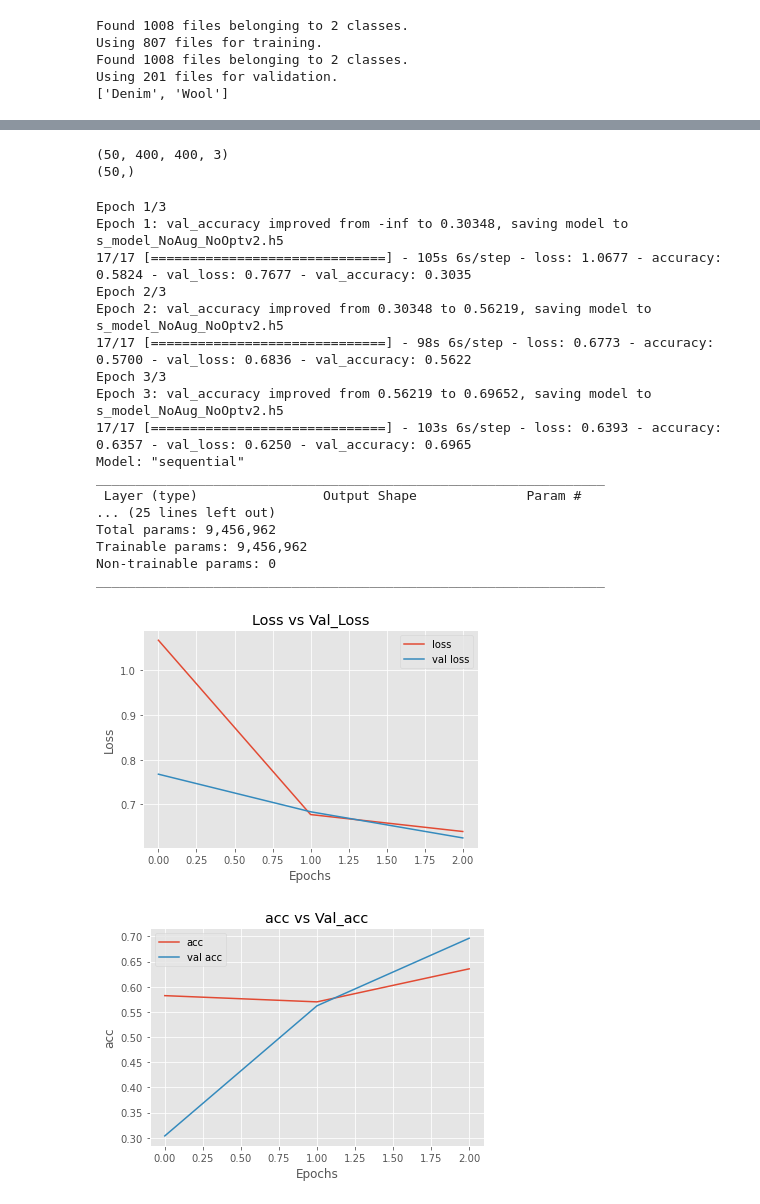
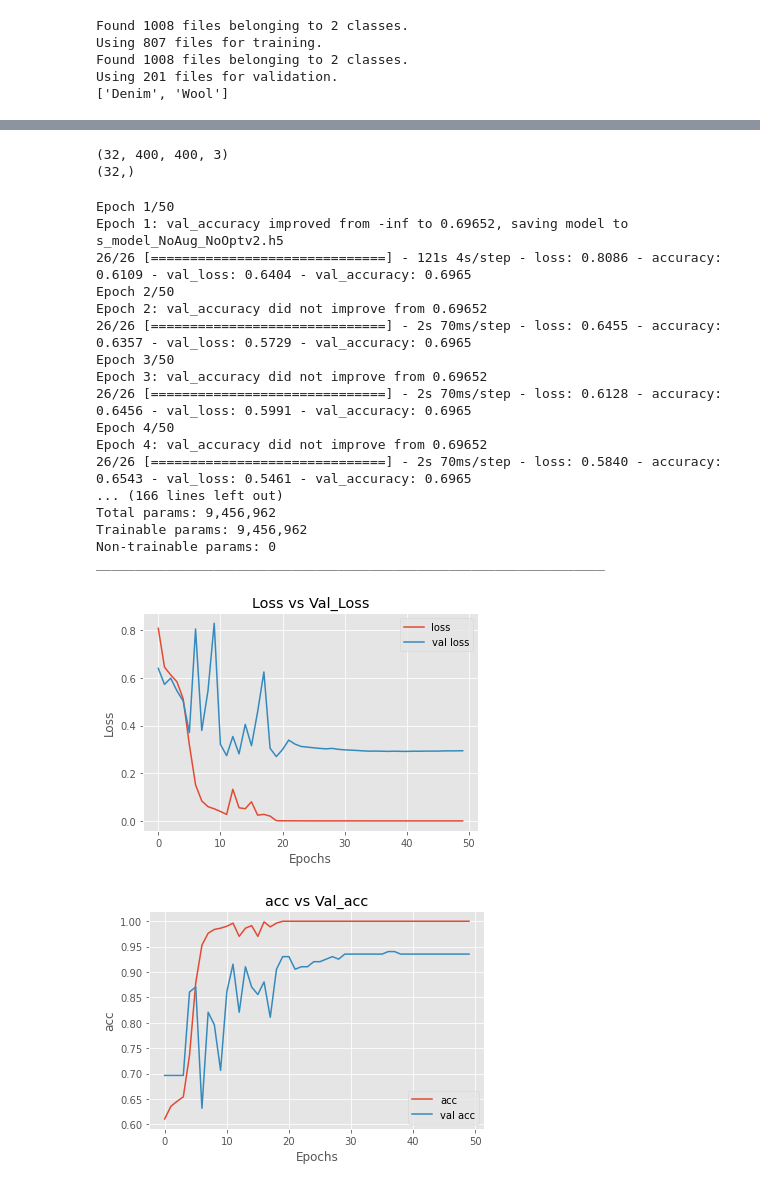
Before and after one commit to naod488/Fabric_Classification, a Jupyter notebook: step3(Model1optimisationsWithoutAugmentation)model_for_simple_dataset.ipynb, the cells around one changed output, grey strips where cells are left out. Saved outputs shown, nothing was run; the diff lists cells and outputs as text; code cells hidden in the pictures.

```diff
--- a/step3(Model1optimisationsWithoutAugmentation)model_for_simple_dataset.ipynb
+++ b/step3(Model1optimisationsWithoutAugmentation)model_for_simple_dataset.ipynb
@@ -7,11 +12,10 @@ import PIL.Image
 import tensorflow as tf
 import re
 
-print(tf.__version__)
-
 import pathlib
 
-path = "C:/Users/Startklar/Documents/Computer Science/Uni Year 3/Term 2/Individual Project/Farbic classification/Fabrics_simple"
+path = "/content/drive/MyDrive/fabric_classification/Fabrics_simple"
+#path = "C:/Users/Startklar/Documents/Computer Science/Uni Year 3/Term 2/Individual Project/Farbic classification/Fabrics_simple"
 data_dir = pathlib.Path(path)
 
 subfiles = "/*/*.png"
@@ -106,8 +122,8 @@ for image_batch, labels_batch in train_ds:
 #X = (32, 400, 400, 3) 32images, 400*400, color channels (r,g,b)
 #Y = (32,)
 # %% [output]
-(50, 400, 400, 3)
-(50,)
+(32, 400, 400, 3)
+(32,)
 # %%
 AUTOTUNE = tf.data.AUTOTUNE
 
@@ -143,49 +159,49 @@ checkpoint = ModelCheckpoint(filepath = 's_model_NoAug_NoOptv2.h5', monitor='val
 hist = model.fit(
     train_ds,
     validation_data = val_ds,
-    epochs = 3,
+    epochs = 50,
     verbose = 1,
     callbacks = [checkpoint])
 
 model.summary()
 
 import matplotlib.pyplot as plt
 plt.style.use('ggplot')
 plt.plot(hist.history['loss'], label = 'loss')
 plt.plot(hist.history['val_loss'], label='val loss')
 plt.title("Loss vs Val_Loss")
 plt.xlabel("Epochs")
 plt.ylabel("Loss")
 plt.legend()
 plt.show()
 
 plt.plot(hist.history['accuracy'], label = 'acc')
 plt.plot(hist.history['val_accuracy'], label='val acc')
 plt.title("acc vs Val_acc")
 plt.xlabel("Epochs")
 plt.ylabel("acc")
 plt.legend()
 plt.show()
 # %% [output]
-Epoch 1/3
-Epoch 1: val_accuracy improved from -inf to 0.30348, saving model to s_model_NoAug_NoOptv2.h5
-17/17 [==============================] - 105s 6s/step - loss: 1.0677 - accuracy: 0.5824 - val_loss: 0.7677 - val_accuracy: 0.3035
-Epoch 2/3
-Epoch 2: val_accuracy improved from 0.30348 to 0.56219, saving model to s_model_NoAug_NoOptv2.h5
-17/17 [==============================] - 98s 6s/step - loss: 0.6773 - accuracy: 0.5700 - val_loss: 0.6836 - val_accuracy: 0.5622
-Epoch 3/3
-Epoch 3: val_accuracy improved from 0.56219 to 0.69652, saving model to s_model_NoAug_NoOptv2.h5
-17/17 [==============================] - 103s 6s/step - loss: 0.6393 - accuracy: 0.6357 - val_loss: 0.6250 - val_accuracy: 0.6965
-Model: "sequential"
-_________________________________________________________________
- Layer (type)                Output Shape              Param #
-... (25 lines left out)
+Epoch 1/50
+Epoch 1: val_accuracy improved from -inf to 0.69652, saving model to s_model_NoAug_NoOptv2.h5
+26/26 [==============================] - 121s 4s/step - loss: 0.8086 - accuracy: 0.6109 - val_loss: 0.6404 - val_accuracy: 0.6965
+Epoch 2/50
+Epoch 2: val_accuracy did not improve from 0.69652
+26/26 [==============================] - 2s 70ms/step - loss: 0.6455 - accuracy: 0.6357 - val_loss: 0.5729 - val_accuracy: 0.6965
+Epoch 3/50
+Epoch 3: val_accuracy did not improve from 0.69652
+26/26 [==============================] - 2s 70ms/step - loss: 0.6128 - accuracy: 0.6456 - val_loss: 0.5991 - val_accuracy: 0.6965
+Epoch 4/50
+Epoch 4: val_accuracy did not improve from 0.69652
+26/26 [==============================] - 2s 70ms/step - loss: 0.5840 - accuracy: 0.6543 - val_loss: 0.5461 - val_accuracy: 0.6965
+... (166 lines left out)
 Total params: 9,456,962
 Trainable params: 9,456,962
 Non-trainable params: 0
 _________________________________________________________________
-[figure, old version]
+[figure, new version]
-[figure, old version]
+[figure, new version]
 # %%
 from sklearn.metrics import confusion_matrix
 from sklearn.metrics import plot_confusion_matrix
```
Also changed, not shown: parts of 5 cells of this notebook, 7 other files.
